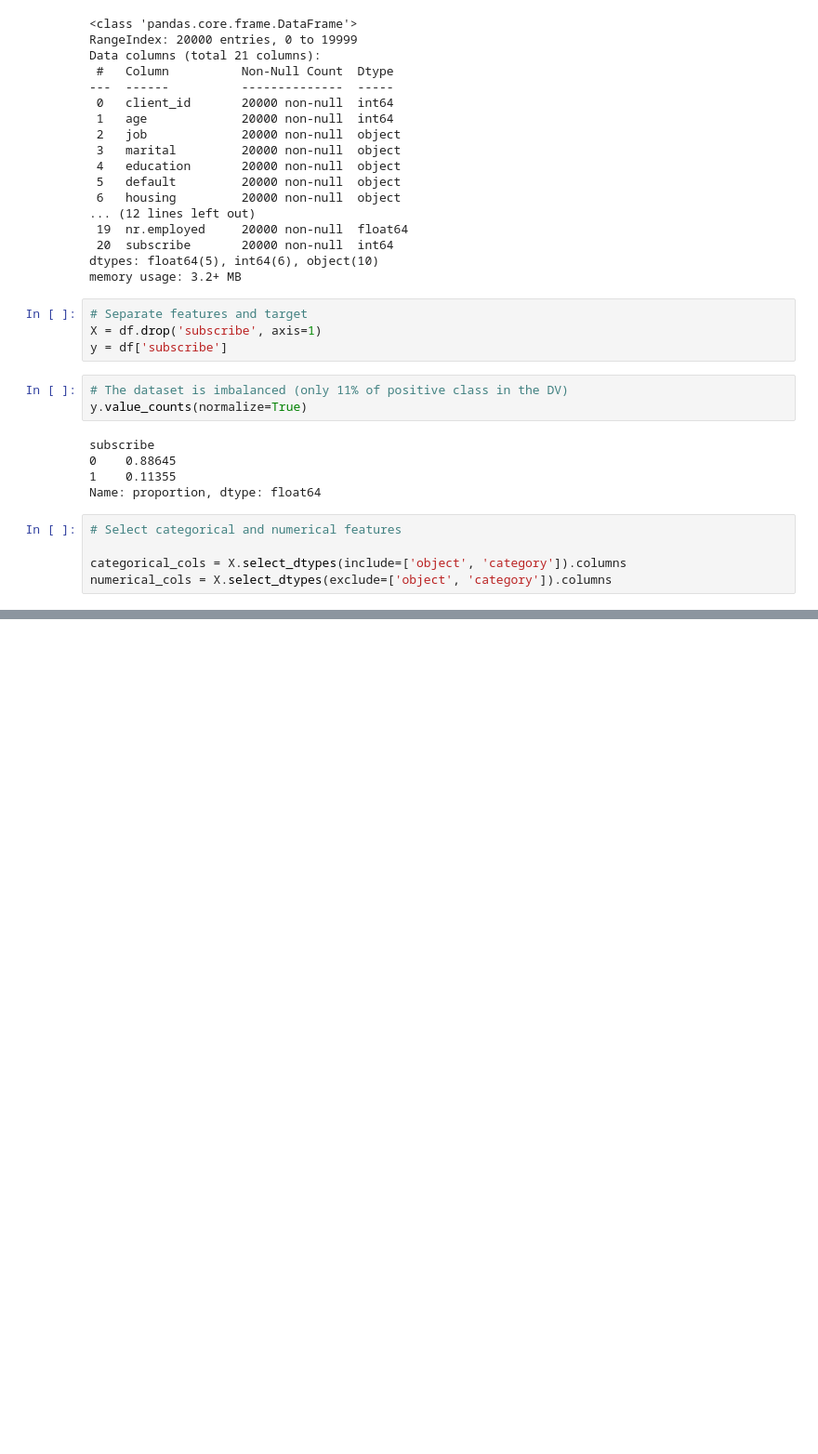
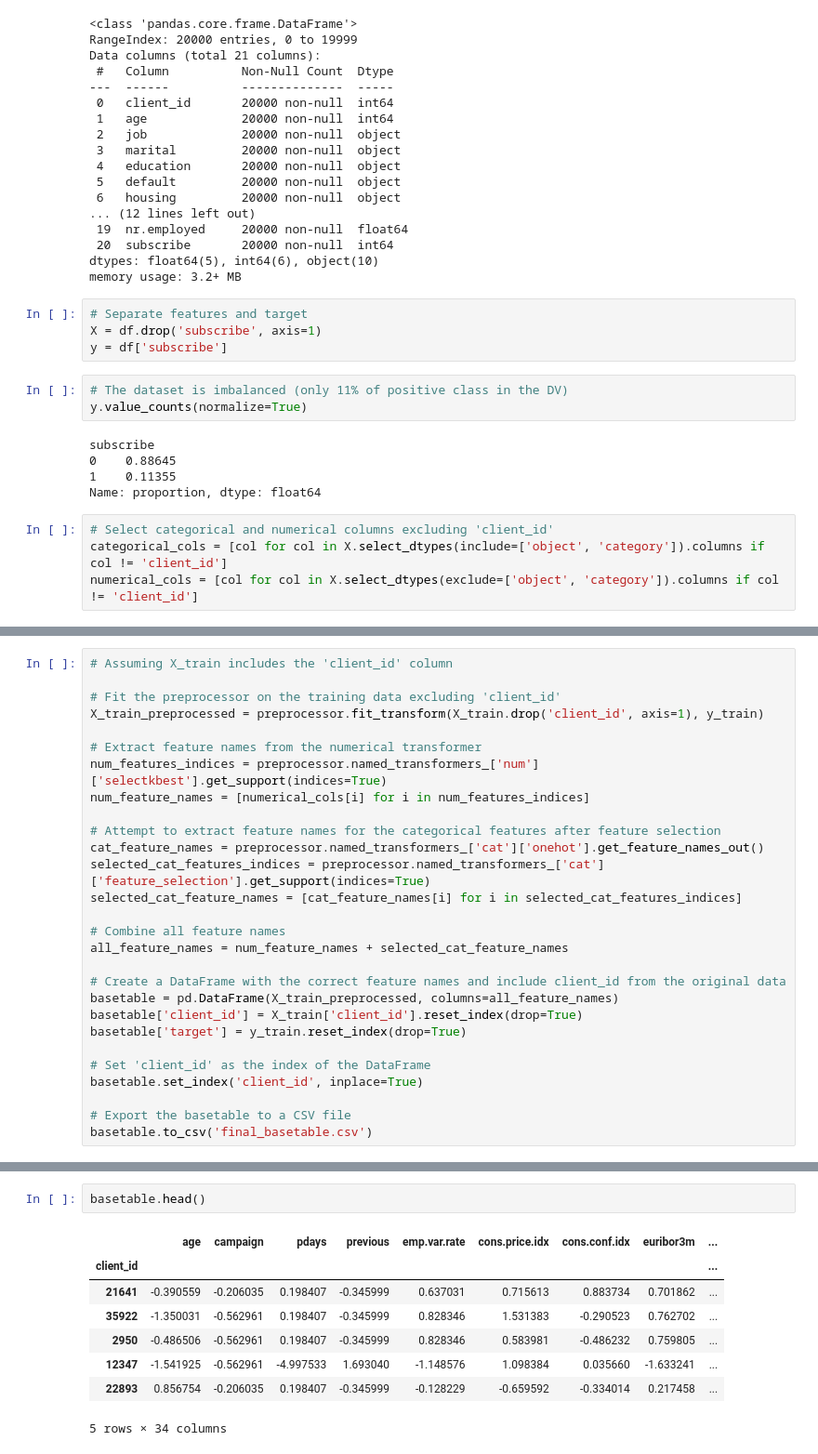
Before and after one commit to mathieu-peran/SML-ML-benchmark, a Jupyter notebook: benchmark_code.ipynb, the cells around one changed output, grey strips where cells are left out. Shown at 93% size. Drawn from its saved outputs; the diff is of its cells as text; blank space fills up the shorter version.

```diff
--- a/benchmark_code.ipynb
+++ b/benchmark_code.ipynb
@@ -90,8 +68,7 @@ subscribe
 1    0.11355
 Name: proportion, dtype: float64
 # %%
-# Select categorical and numerical features
-
-categorical_cols = X.select_dtypes(include=['object', 'category']).columns
-numerical_cols = X.select_dtypes(exclude=['object', 'category']).columns
+# Select categorical and numerical columns excluding 'client_id'
+categorical_cols = [col for col in X.select_dtypes(include=['object', 'category']).columns if col != 'client_id']
+numerical_cols = [col for col in X.select_dtypes(exclude=['object', 'category']).columns if col != 'client_id']
 # %%
@@ -135,3 +116,31 @@ models = {
     "GBM": GradientBoostingClassifier(random_state=42),
     "Gaussian Naive Bayes": GaussianNB()
 }
+# %%
+# Assuming X_train includes the 'client_id' column
+
+# Fit the preprocessor on the training data excluding 'client_id'
+X_train_preprocessed = preprocessor.fit_transform(X_train.drop('client_id', axis=1), y_train)
+
+# Extract feature names from the numerical transformer
+num_features_indices = preprocessor.named_transformers_['num']['selectkbest'].get_support(indices=True)
+num_feature_names = [numerical_cols[i] for i in num_features_indices]
+
+# Attempt to extract feature names for the categorical features after feature selection
+cat_feature_names = preprocessor.named_transformers_['cat']['onehot'].get_feature_names_out()
+selected_cat_features_indices = preprocessor.named_transformers_['cat']['feature_selection'].get_support(indices=True)
+selected_cat_feature_names = [cat_feature_names[i] for i in selected_cat_features_indices]
+
+# Combine all feature names
+all_feature_names = num_feature_names + selected_cat_feature_names
+
+# Create a DataFrame with the correct feature names and include client_id from the original data
+basetable = pd.DataFrame(X_train_preprocessed, columns=all_feature_names)
+basetable['client_id'] = X_train['client_id'].reset_index(drop=True)
+basetable['target'] = y_train.reset_index(drop=True)
+
+# Set 'client_id' as the index of the DataFrame
+basetable.set_index('client_id', inplace=True)
+
+# Export the basetable to a CSV file
+basetable.to_csv('final_basetable.csv')
@@ -138 +163,12 @@ models = {
+# %%
+basetable.head()
+# %% [output]
+|  | age | campaign | pdays | previous | emp.var.rate | cons.price.idx | cons.conf.idx | euribor3m | ... |
+| client_id |  |  |  |  |  |  |  |  | ... |
+| 21641 | -0.390559 | -0.206035 | 0.198407 | -0.345999 | 0.637031 | 0.715613 | 0.883734 | 0.701862 | ... |
+| 35922 | -1.350031 | -0.562961 | 0.198407 | -0.345999 | 0.828346 | 1.531383 | -0.290523 | 0.762702 | ... |
+| 2950 | -0.486506 | -0.562961 | 0.198407 | -0.345999 | 0.828346 | 0.583981 | -0.486232 | 0.759805 | ... |
+| 12347 | -1.541925 | -0.562961 | -4.997533 | 1.693040 | -1.148576 | 1.098384 | 0.035660 | -1.633241 | ... |
+| 22893 | 0.856754 | -0.206035 | 0.198407 | -0.345999 | -0.128229 | -0.659592 | -0.334014 | 0.217458 | ... |
+5 rows × 34 columns
 # %%
```
Also changed, not shown: parts of 14 cells of this notebook, 3 other files.
